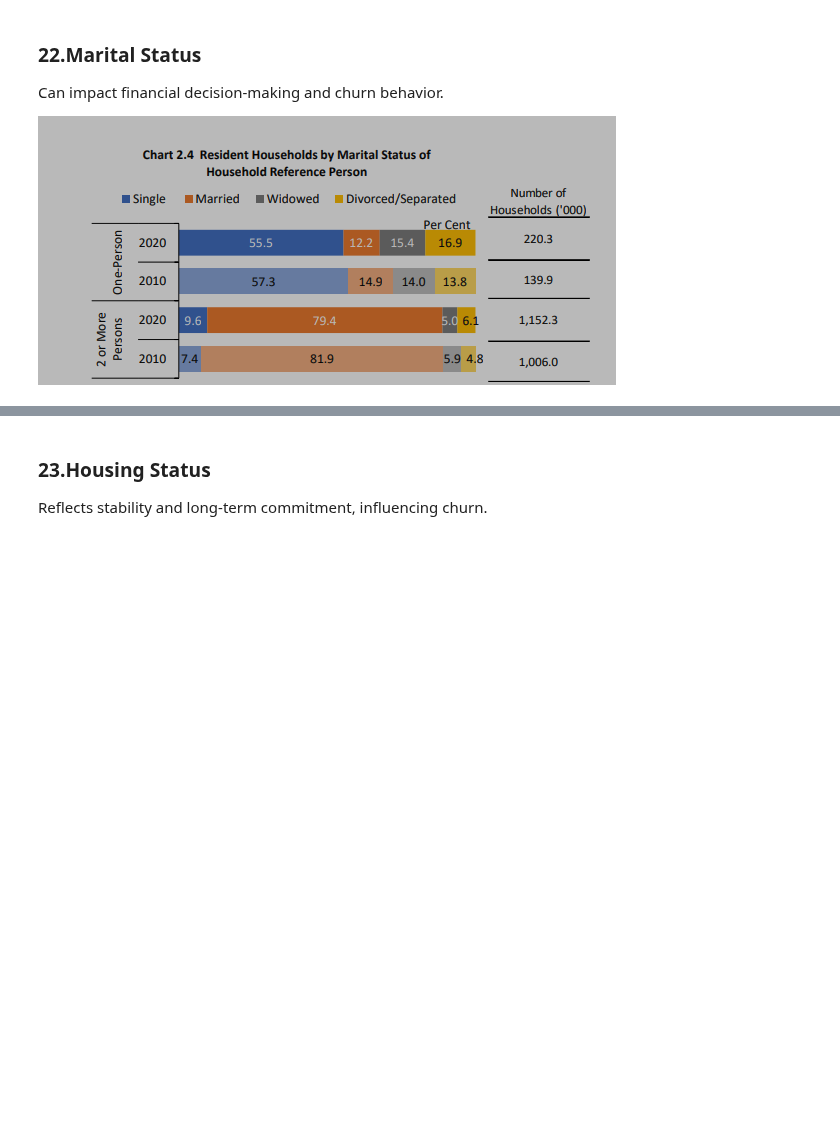
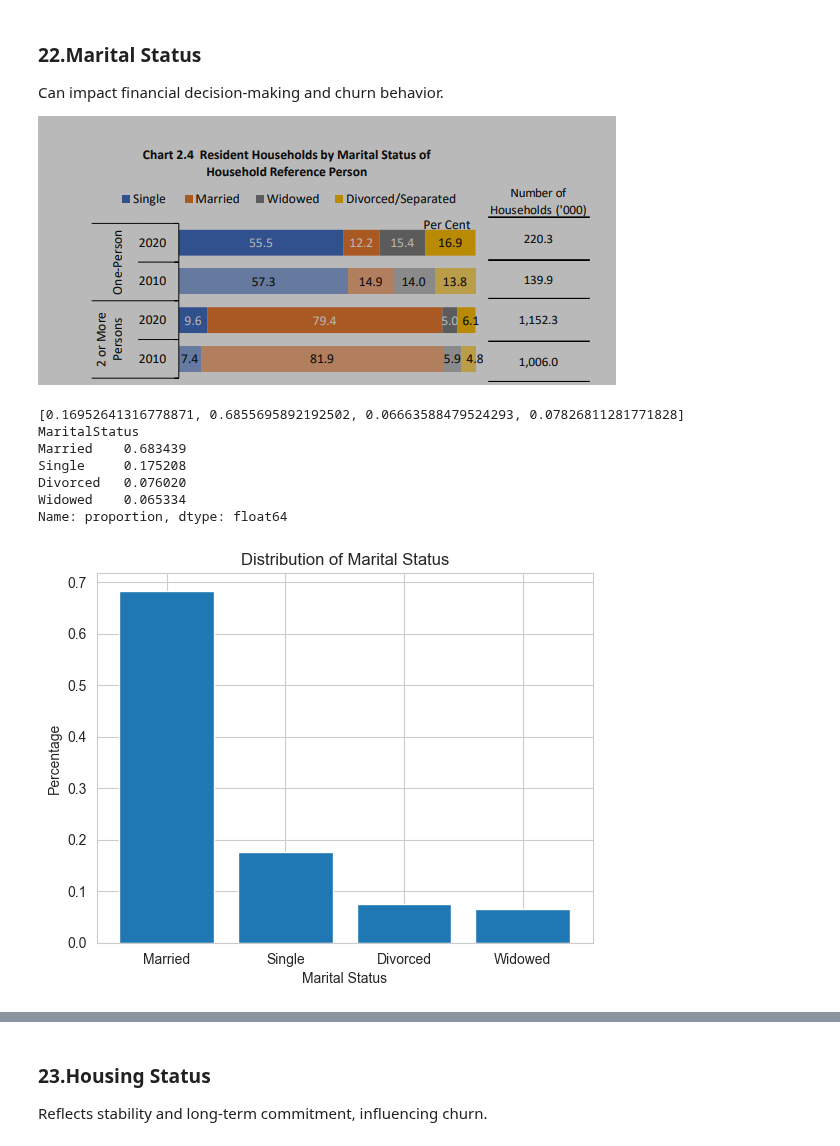
Before and after one commit to CabooseExia/DSA3101-Customer-Churn, a Jupyter notebook: DataSynthesis.ipynb, the cells around one changed output, grey strips where cells are left out. Drawn from its saved outputs; the diff is of its cells as text; code cells hidden in the pictures; blank space fills up the shorter version.

Commit message:
changed marital status distribution

```diff
--- a/DataSynthesis.ipynb
+++ b/DataSynthesis.ipynb
@@ -750,4 +750,45 @@ Name: EmploymentStatus, dtype: object
 Can impact financial decision-making and churn behavior.
 
 ![image.png](attachment:image.png)
+# %%
+percentage_single = (55.5 * 220.3 + 9.6 * 1152.3) / (220.3 + 1152.3)
+percentage_married = (12.2 * 220.3 + 79.4 * 1152.3) / (220.3 + 1152.3)
+percentage_widowed = (15.4 * 220.3 + 5 * 1152.3) / (220.3 + 1152.3) #25 above
+percentage_divorced = (16.9 * 220.3 + 6.1 * 1152.3) / (220.3 + 1152.3) #25 above
+
+marital_status = ['Single', 'Married', 'Widowed', 'Divorced']
+total_percentage = percentage_single + percentage_married + percentage_widowed + percentage_divorced
+normalized_percentages = [percentage_single / total_percentage,
+                           percentage_married / total_percentage,
+                           percentage_widowed / total_percentage,
+                           percentage_divorced / total_percentage]
+print(normalized_percentages)
+
+bank_df_train['MaritalStatus'] = np.random.choice(['Single', 'Married', 'Widowed', 'Divorced'],
+                                                   size=len(bank_df_train), p=normalized_percentages)
+
+
+young_divorced_widowed_indices = bank_df_train[(bank_df_train['Age'] < 25) & (bank_df_train['MaritalStatus'].isin(['Widowed', 'Divorced']))].index
+bank_df_train.loc[young_divorced_widowed_indices, 'MaritalStatus'] = 'Single'
+
+
+# print(bank_df_train[['Age', 'MaritalStatus']].head(20))
+marital_status_distribution = bank_df_train['MaritalStatus'].value_counts(normalize=True)
+print(marital_status_distribution)
+
+arital_status_distribution = bank_df_train['MaritalStatus'].value_counts(normalize=True)
+plt.bar(marital_status_distribution.index, marital_status_distribution.values)
+plt.xlabel('Marital Status')
+plt.ylabel('Percentage')
+plt.title('Distribution of Marital Status')
+plt.show()
+# %% [output]
+[0.16952641316778871, 0.6855695892192502, 0.06663588479524293, 0.07826811281771828]
+MaritalStatus
+Married    0.683439
+Single     0.175208
+Divorced   0.076020
+Widowed    0.065334
+Name: proportion, dtype: float64
+[figure, added]
 # %%
```
Also changed, not shown: parts of 27 cells of this notebook, 2 other files.
